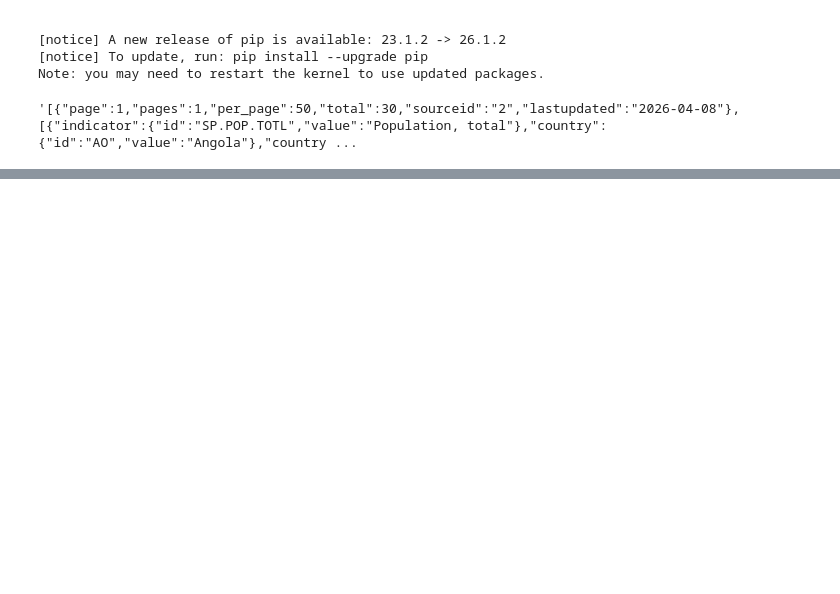
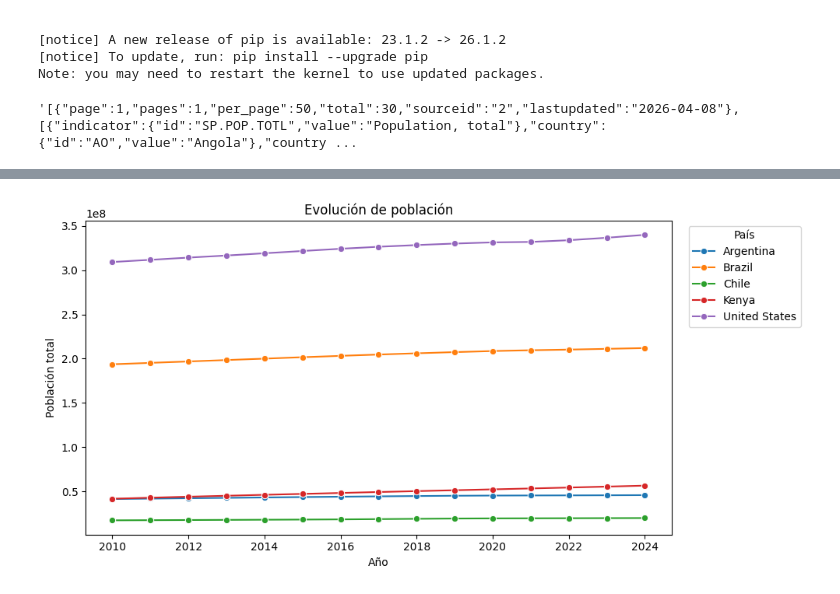
Before and after one commit to Brenda-Carloni/interacting-with-api-python-project-tutorial, a Jupyter notebook: src/explore.ipynb, the cells around one changed output, grey strips where cells are left out. Saved outputs shown, nothing was run; the diff lists cells and outputs as text; code cells hidden in the pictures; blank space fills up the shorter version.

```diff
--- a/src/explore.ipynb
+++ b/src/explore.ipynb
@@ -73,7 +73,7 @@ def feth_data_indicador(codigos_pais, id_indicador,fecha_inicio=2010,fecha_fin=2
 
 tablas= {} #define la tabla como un diccionario vacío
 import pandas as pd
-for id_indicador, nombre_tabla in indicadores.items: # asi recorro un diccionario
+for id_indicador, nombre_tabla in indicadores.items(): # asi recorro un diccionario
     data_raw = feth_data_indicador(paises, id_indicador) # así tengo mi data cruda o data raw
 
     # y ahora para volverlos un DataFrame debo guardarlos en una lista o diccionario.
@@ -88,5 +88,12 @@ for id_indicador, nombre_tabla in indicadores.items: # asi recorro un diccionari
 
     df['agno'] = pd.to_numeric(df['agno'], errors='coerce').astype('Int64') #Con esto combierto el 'agno' de string a numérico.
     tablas[nombre_tabla] = df
-print(df.info())
+
+#print(df.info())
+
+#tablas # y así tengo un diccionario de dataframes con sus nombres
+
+#si quiero acceder a un diccionario específico, tengo que hacerlo con el nombre
+
+tablas['poblacion_total'].head() #Ejemplo
 # %% [output]
@@ -93,0 +106,14 @@ TypeError: 'builtin_function_or_method' object is not iterable
+# %%
+import matplotlib.pyplot as plt
+import seaborn as sns
+
+plt.figure(figsize=(10,5))
+sns.lineplot(data=tablas['poblacion_total'], x= 'agno', y= 'valor', hue= 'pais', marker='o')
+plt.title('Evolución de población')
+plt.xlabel('Año')
+plt.ylabel('Población total')
+plt.legend(title= 'País', loc='upper left', bbox_to_anchor=(1.02,1))
+plt.tight_layout()
+plt.show()
+# %% [output]
+[figure, added]
```
Also changed, not shown: parts of 3 cells of this notebook.
